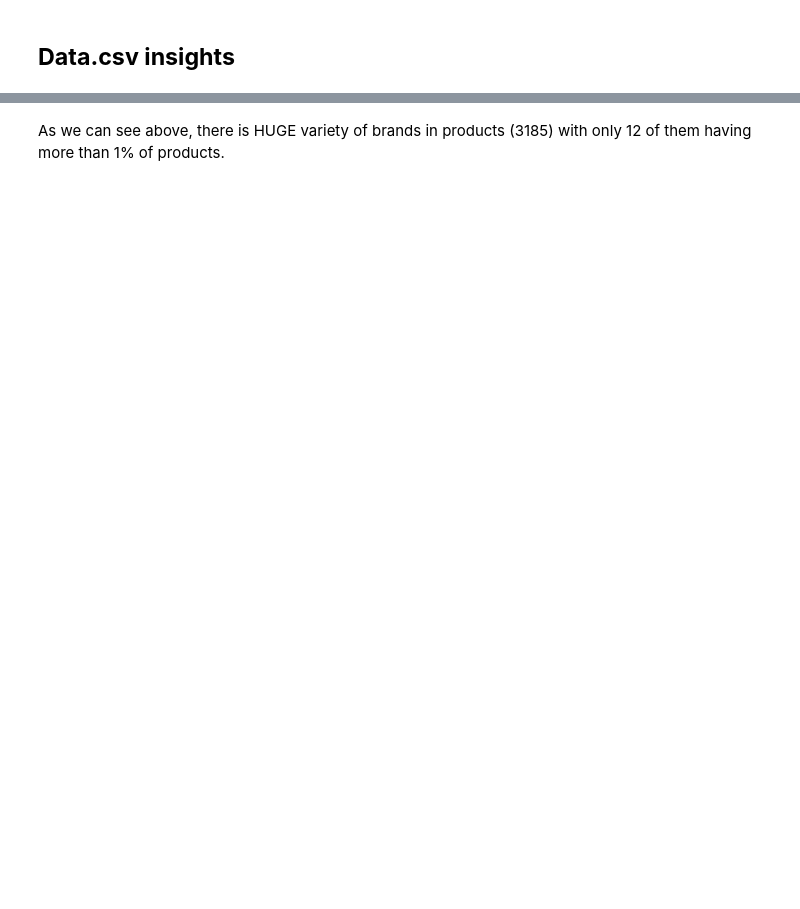
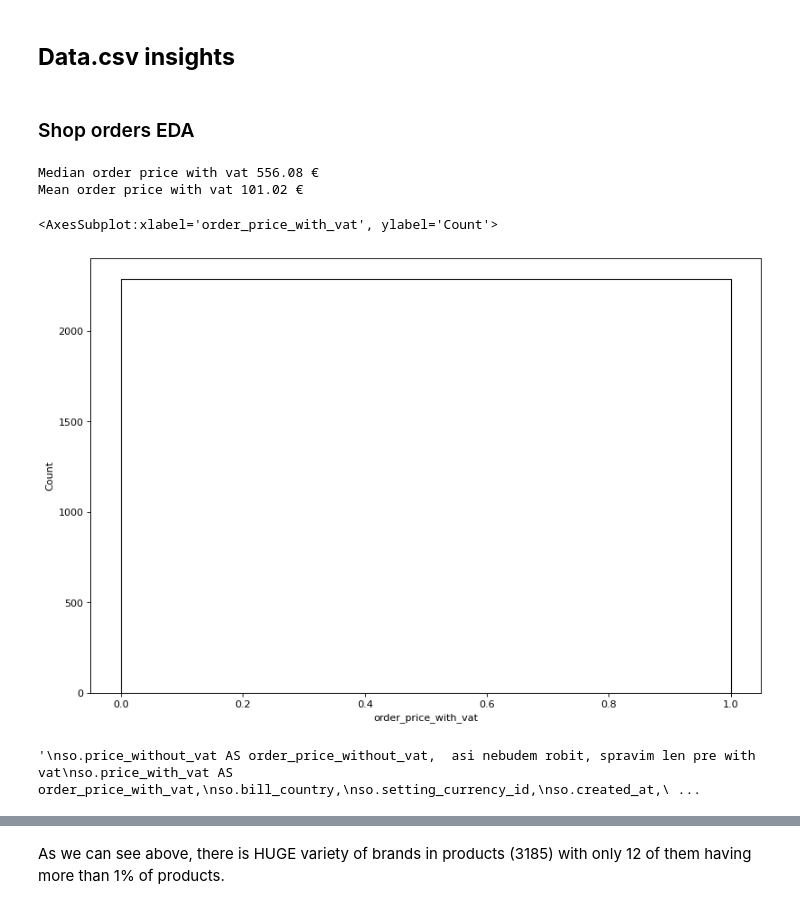
Before and after one commit to xSchon/BP, a Jupyter notebook: EDA.ipynb, the cells around one changed output, grey strips where cells are left out. Drawn from its saved outputs; the diff is of its cells as text; code cells hidden in the pictures; blank space fills up the shorter version.

```diff
--- a/EDA.ipynb
+++ b/EDA.ipynb
@@ -141,0 +153,25 @@ def create_others_value_counts(threshold : float, df : pd.DataFrame, column_name
+# %% [markdown]
+### Shop orders EDA
+# %%
+print(f'Median order price with vat {round(data.order_price_with_vat.mean(), 2)} €')
+print(f'Mean order price with vat {round(data.order_price_with_vat.median(), 2)} €')
+sns.histplot(data.order_price_with_vat, bins=[0,1])
+# %% [output]
+Median order price with vat 556.08 €
+Mean order price with vat 101.02 €
+<AxesSubplot:xlabel='order_price_with_vat', ylabel='Count'>
+[figure, added]
+# %%
+    """
+    so.price_without_vat AS order_price_without_vat,  asi nebudem robit, spravim len pre with vat
+    so.price_with_vat AS order_price_with_vat,
+    so.bill_country,
+    so.setting_currency_id,
+    so.created_at,
+    so.shop_basket_id,
+    so.doc_date,
+    so.exchange_currency_rate,
+    so.source_type AS source,
+    """
+# %% [output]
+'\nso.price_without_vat AS order_price_without_vat,  asi nebudem robit, spravim len pre with vat\nso.price_with_vat AS order_price_with_vat,\nso.bill_country,\nso.setting_currency_id,\nso.created_at,\ ...
```
Also changed, not shown: parts of 20 cells of this notebook, 1 other file.
